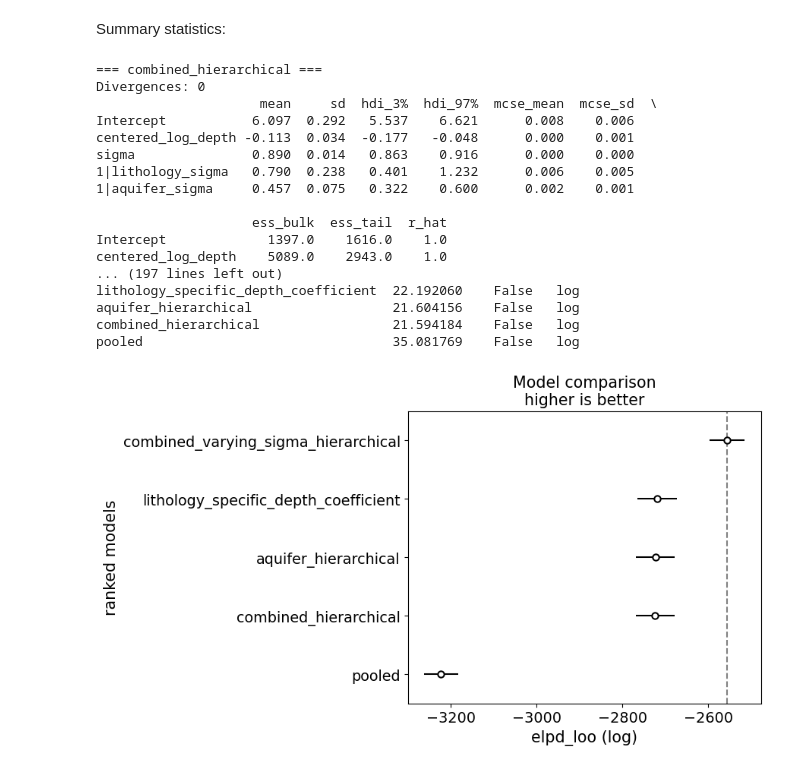
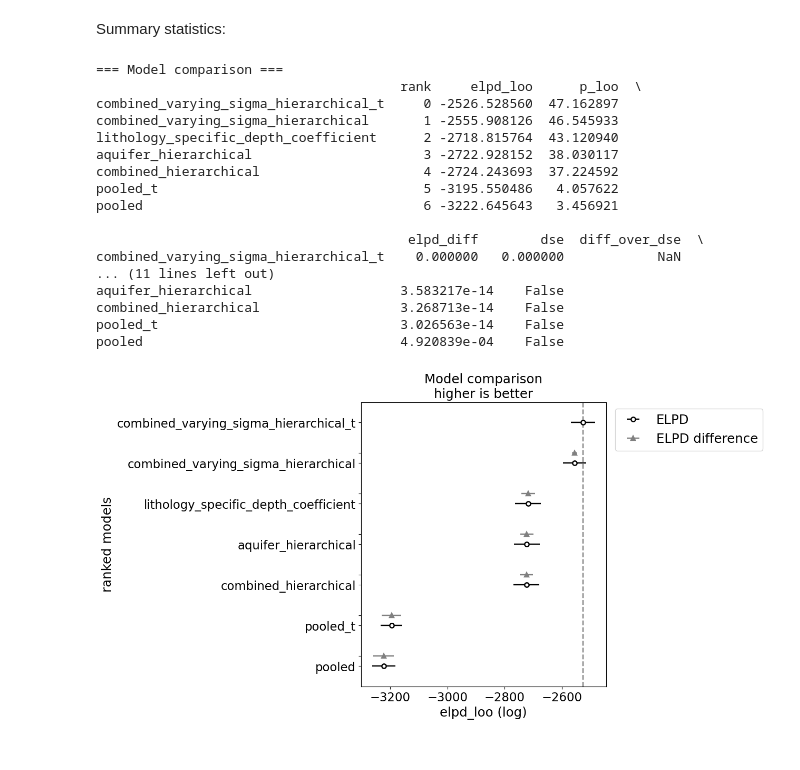
Before and after one commit to lindkon/bda-project, a Jupyter notebook: model_test.ipynb, the cells around one changed output. Saved outputs shown, nothing was run; the diff lists cells and outputs as text; code cells hidden in the pictures.

```diff
--- a/model_test.ipynb
+++ b/model_test.ipynb
@@ -145,0 +185,2 @@ Sampling 4 chains for 1_000 tune and 1_000 draw iterations (4_000 + 4_000 draws
+# %%
+combined_varying_sigma_hierarchical_fit_t = combined_varying_sigma_hierarchical_model_t.fit(target_accept=0.95, idata_kwargs={"log_likelihood": True})
@@ -146,5 +194,5 @@ Sampling 4 chains for 1_000 tune and 1_000 draw iterations (4_000 + 4_000 draws
 # %%
-aquifer_hierarchical_fit =  aquifer_hierarchical_model.fit(target_accept=0.8, idata_kwargs={"log_likelihood": True})
+aquifer_hierarchical_fit =  aquifer_hierarchical_model.fit(draws=4000, target_accept=0.8, idata_kwargs={"log_likelihood": True})
 # %% [output]
 Initializing NUTS using jitter+adapt_diag...
 Multiprocess sampling (4 chains in 4 jobs)
@@ -157,5 +203,5 @@ The effective sample size per chain is smaller than 100 for some parameters.  A
 # %%
-lithology_specific_depth_coefficient_fit =  lithology_specific_depth_coefficient_model.fit(target_accep=0.95, idata_kwargs={"log_likelihood": True})
+lithology_specific_depth_coefficient_fit =  lithology_specific_depth_coefficient_model.fit(target_accept=0.95, idata_kwargs={"log_likelihood": True})
 # %% [output]
 Initializing NUTS using jitter+adapt_diag...
 Multiprocess sampling (4 chains in 4 jobs)
@@ -173,3 +218,5 @@ NUTS: [sigma, Intercept, centered_log_depth]
 [interactive output not drawn]
 [interactive output not drawn]
 Sampling 4 chains for 1_000 tune and 1_000 draw iterations (4_000 + 4_000 draws total) took 2 seconds.
+# %%
+pooled_fit_t = pooled_model_t.fit(target_accept=0.8, idata_kwargs={"log_likelihood": True})
@@ -178,71 +283,52 @@ Summary statistics:
 # %%
 import arviz as az
 
 def analyze_fit(name, fit, var_names):
     print(f"=== {name} ===")
     print("Divergences:", int(fit.sample_stats["diverging"].sum()))
     print(az.summary(fit, var_names=var_names))
 
     loo = az.loo(fit, pointwise=True)
     print(f"LOO: {name}")
     print(loo)
     print()
     return loo
 
 
 def compare_models(fits):
     print("=== Model comparison ===")
     comparison = az.compare(fits)
-    print(comparison)
-    az.plot_compare(comparison)
+
+    comparison["diff_over_dse"] = comparison["elpd_diff"] / comparison["dse"]
+
+    print(comparison[["rank", "elpd_loo", "p_loo", "elpd_diff", "dse",
+                      "diff_over_dse", "weight", "warning"]])
+
+    az.plot_compare(comparison, plot_ic_diff=True, legend=True)
     return comparison
-
-
 
 common_vars = ["Intercept", "centered_log_depth", "sigma"]
 
-models = {
-    "combined_hierarchical": (
-        combined_hierarchical_fit,
-        common_vars + ["1|lithology_sigma", "1|aquifer_sigma"],
-    ),
-    "combined_varying_sigma_hierarchical": (
-        combined_varying_sigma_hierarchical_fit,
-        ["Intercept", "centered_log_depth", "sigma_lithology", "1|lithology_sigma", "1|aquifer_sigma"],
-    ),
-    "aquifer_hierarchical": (
-        aquifer_hierarchical_fit,
-        common_vars + ["1|aquifer_sigma"],
-    ),
-    "lithology_specific_depth_coefficient": (
-        lithology_specific_depth_coefficient_fit,
-        common_vars + ["centered_log_depth|lithology_sigma", "1|lithology_sigma", "1|aquifer_sigma"],
-    ),
-    "pooled": (
-        pooled_fit,
-        common_vars,
-    ),
-}
 
-loos = {name: analyze_fit(name, fit, var_names) for name, (fit, var_names) in models.items()}
+#loos = {name: analyze_fit(name, fit, var_names) for name, (fit, var_names) in models.items()}
 
 comparison = compare_models({name: fit for name, (fit, _) in models.items()})
 # %% [output]
-=== combined_hierarchical ===
-Divergences: 0
-                     mean     sd  hdi_3%  hdi_97%  mcse_mean  mcse_sd  \
-Intercept           6.097  0.292   5.537    6.621      0.008    0.006
-centered_log_depth -0.113  0.034  -0.177   -0.048      0.000    0.001
-sigma               0.890  0.014   0.863    0.916      0.000    0.000
-1|lithology_sigma   0.790  0.238   0.401    1.232      0.006    0.005
-1|aquifer_sigma     0.457  0.075   0.322    0.600      0.002    0.001
+=== Model comparison ===
+                                       rank     elpd_loo      p_loo  \
+combined_varying_sigma_hierarchical_t     0 -2526.528560  47.162897
+combined_varying_sigma_hierarchical       1 -2555.908126  46.545933
+lithology_specific_depth_coefficient      2 -2718.815764  43.120940
+aquifer_hierarchical                      3 -2722.928152  38.030117
+combined_hierarchical                     4 -2724.243693  37.224592
+pooled_t                                  5 -3195.550486   4.057622
+pooled                                    6 -3222.645643   3.456921
 
-                    ess_bulk  ess_tail  r_hat
-Intercept             1397.0    1616.0    1.0
-centered_log_depth    5089.0    2943.0    1.0
-... (197 lines left out)
-lithology_specific_depth_coefficient  22.192060    False   log
-aquifer_hierarchical                  21.604156    False   log
-combined_hierarchical                 21.594184    False   log
-pooled                                35.081769    False   log
+                                        elpd_diff        dse  diff_over_dse  \
+combined_varying_sigma_hierarchical_t    0.000000   0.000000            NaN
+... (11 lines left out)
+aquifer_hierarchical                   3.583217e-14    False
+combined_hierarchical                  3.268713e-14    False
+pooled_t                               3.026563e-14    False
+pooled                                 4.920839e-04    False
-[figure, old version]
+[figure, new version]
```
Also changed, not shown: parts of 14 cells of this notebook, 1 other file.
